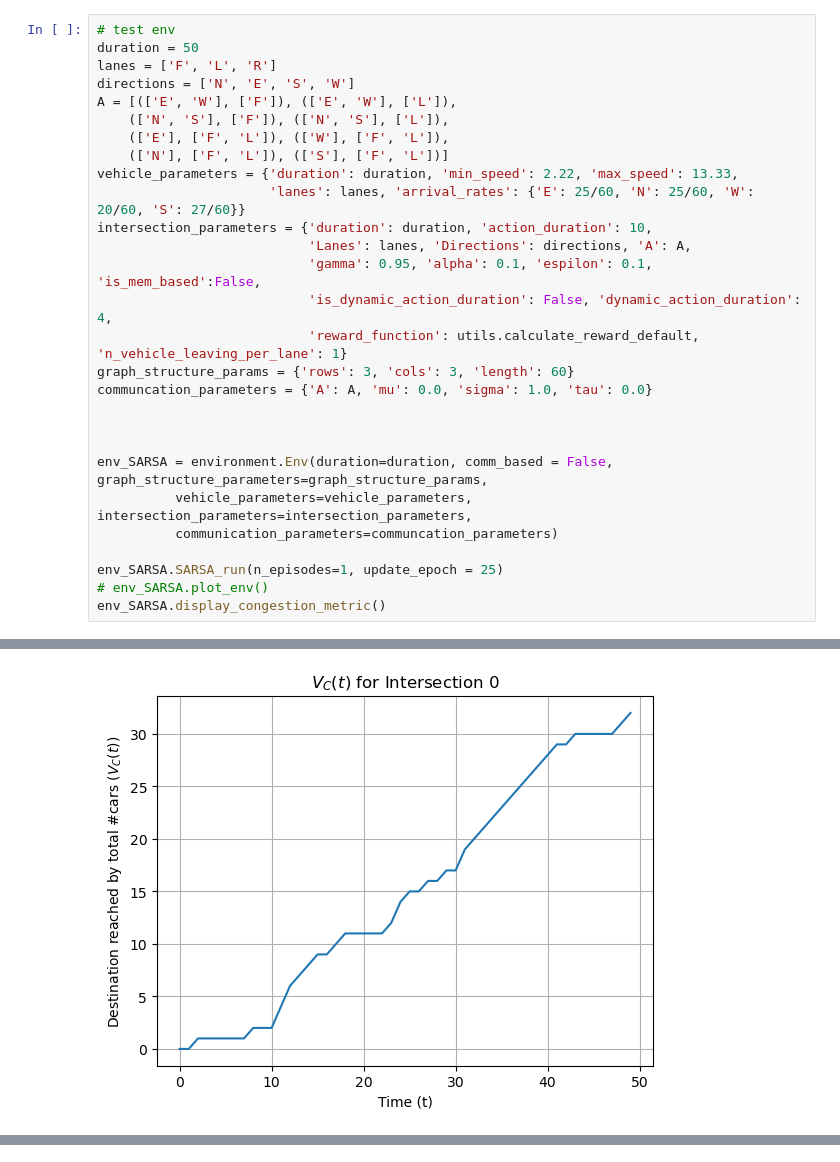
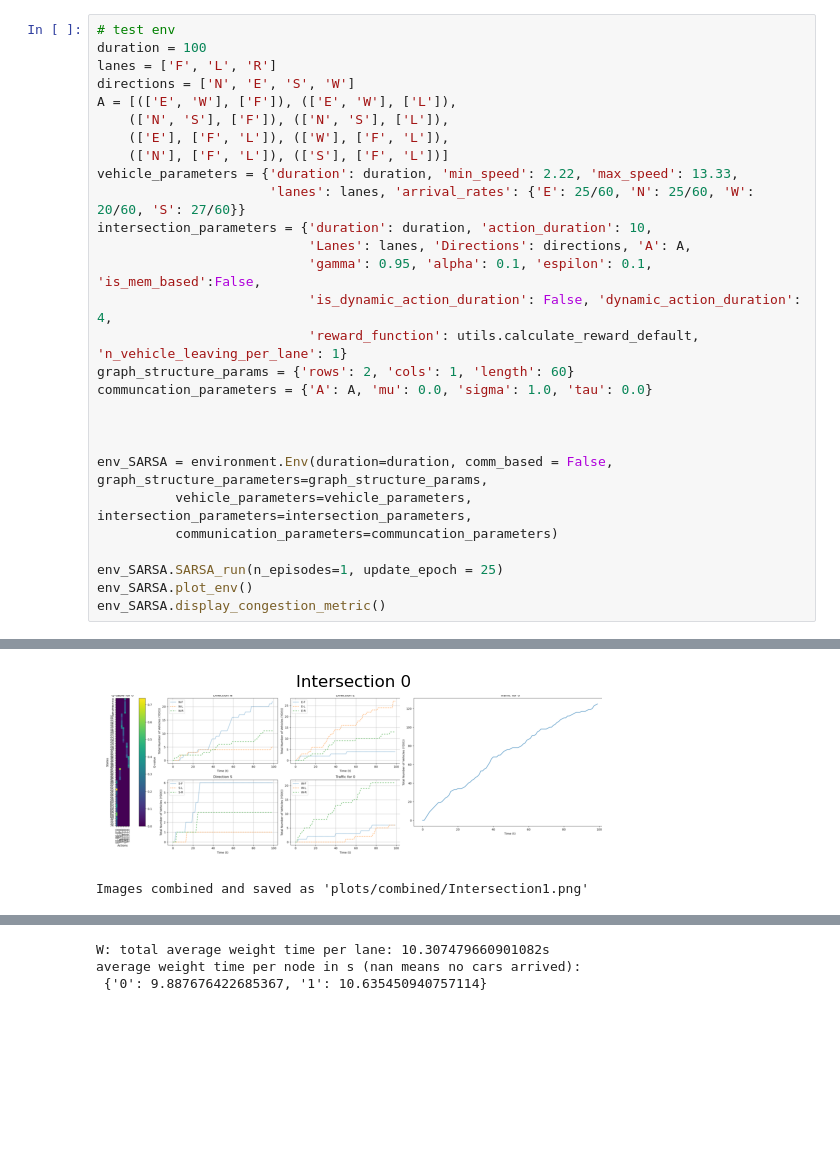
Before and after one commit to kvnoct/episodic_control, a Jupyter notebook: memory_sarsa/test.ipynb, the cells around one changed output, grey strips where cells are left out. Drawn from its saved outputs; the diff is of its cells as text; blank space fills up the shorter version.

```diff
--- a/memory_sarsa/test.ipynb
+++ b/memory_sarsa/test.ipynb
@@ -8,6 +46,6 @@ random.seed(0)
 # %%
 # test env
-duration = 50
+duration = 100
 lanes = ['F', 'L', 'R']
 directions = ['N', 'E', 'S', 'W']
 A = [(['E', 'W'], ['F']), (['E', 'W'], ['L']),
@@ -21,7 +59,7 @@ intersection_parameters = {'duration': duration, 'action_duration': 10,
                            'gamma': 0.95, 'alpha': 0.1, 'espilon': 0.1, 'is_mem_based':False,
                            'is_dynamic_action_duration': False, 'dynamic_action_duration': 4,
                            'reward_function': utils.calculate_reward_default, 'n_vehicle_leaving_per_lane': 1}
-graph_structure_params = {'rows': 3, 'cols': 3, 'length': 60}
+graph_structure_params = {'rows': 2, 'cols': 1, 'length': 60}
 communcation_parameters = {'A': A, 'mu': 0.0, 'sigma': 1.0, 'tau': 0.0}
 
 
@@ -31,6 +69,6 @@ env_SARSA = environment.Env(duration=duration, comm_based = False, graph_structu
           communication_parameters=communcation_parameters)
 
 env_SARSA.SARSA_run(n_episodes=1, update_epoch = 25)
-# env_SARSA.plot_env()
+env_SARSA.plot_env()
 env_SARSA.display_congestion_metric()
 # %% [output]
@@ -42 +78,2 @@ average weight time per node in s (nan means no cars arrived):
-[figure, old version]
+[figure, new version]
+Images combined and saved as 'plots/combined/Intersection1.png'
@@ -43,0 +81,3 @@ average weight time per node in s (nan means no cars arrived):
+W: total average weight time per lane: 10.307479660901082s
+average weight time per node in s (nan means no cars arrived):
+ {'0': 9.887676422685367, '1': 10.635450940757114}
```
Also changed, not shown: parts of 6 cells of this notebook, 16 other files.
